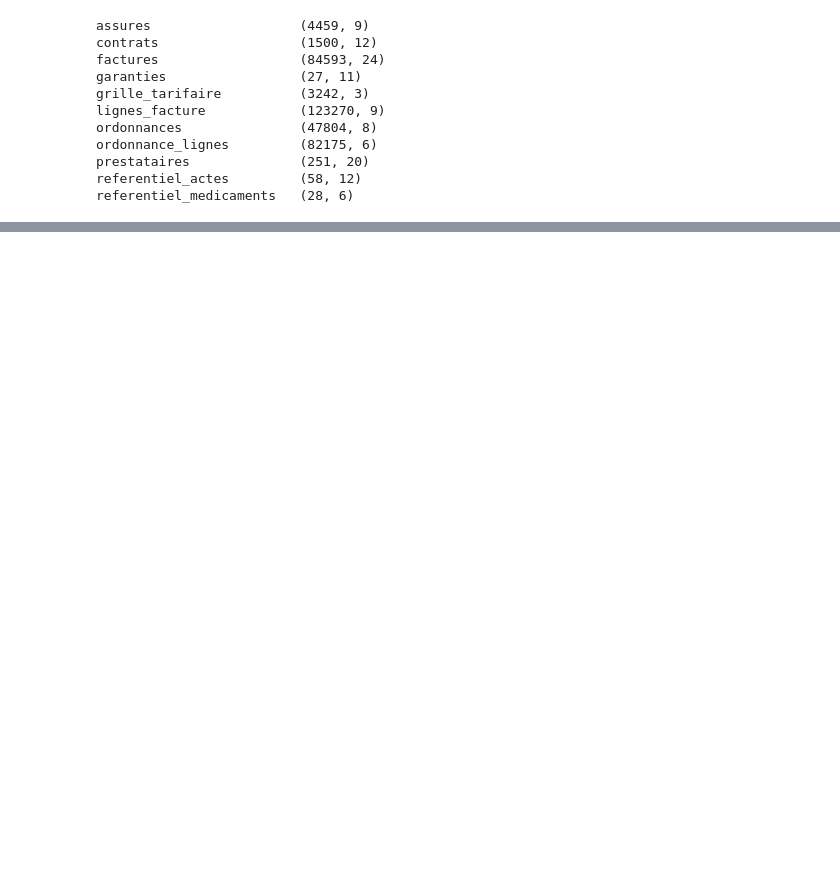
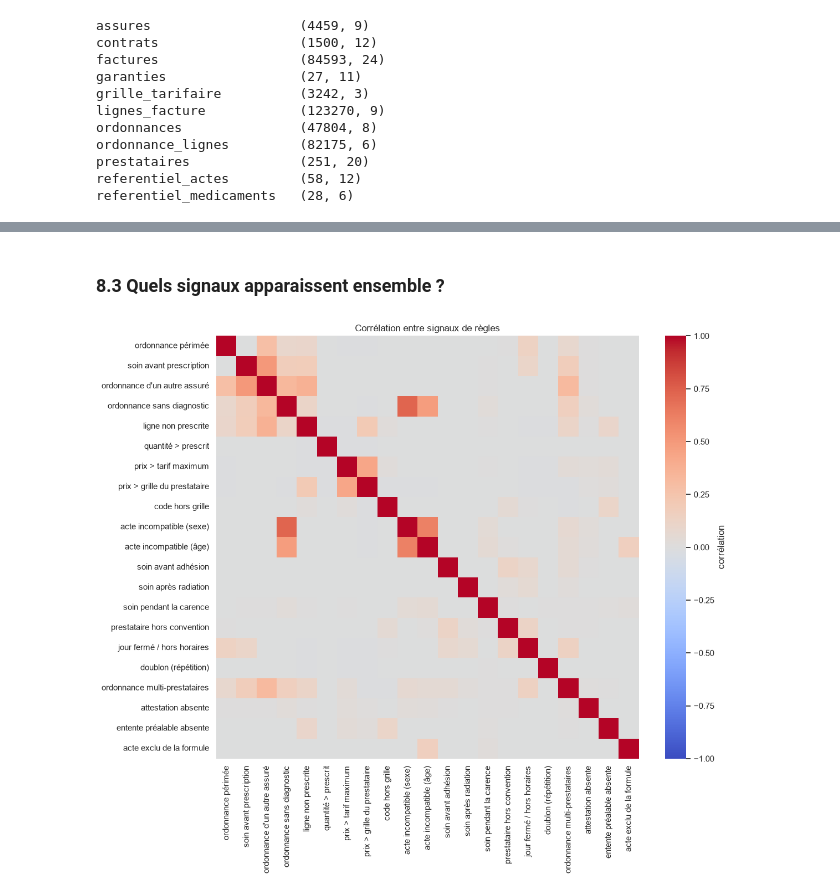
Before and after one commit to FanasinaBinah/predicare-tpa, a Jupyter notebook: notebooks/exploration.ipynb, the cells around one changed output, grey strips where cells are left out. Cells and saved outputs as stored; diff of their text form; code cells hidden in the pictures; blank space fills up the shorter version.

```diff
--- a/notebooks/exploration.ipynb
+++ b/notebooks/exploration.ipynb
@@ -135,0 +484,31 @@ contrats            .formule              -> 0 orphelin(s)
+# %%
+signaux = pd.DataFrame({
+    "ordonnance périmée":            fact_full.ord_perimee,
+    "soin avant prescription":       fact_full.ord_apres_soin,
+    "ordonnance d'un autre assuré":  fact_full.ord_autre_assure,
+    "ordonnance sans diagnostic":    fact_full.ord_sans_diagnostic,
+    "ligne non prescrite":           fact_full.nb_lignes_non_prescrites > 0,
+    "quantité > prescrit":           fact_full.nb_lignes_qte_excedentaire > 0,
+    "prix > tarif maximum":          fact_full.nb_lignes_depasse_max > 0,
+    "prix > grille du prestataire":  fact_full.nb_lignes_au_dessus_grille > 0,
+    "code hors grille":              fact_full.nb_lignes_hors_grille > 0,
+    "acte incompatible (sexe)":      fact_full.nb_lignes_sexe_incoherent > 0,
+    "acte incompatible (âge)":       fact_full.nb_lignes_age_incoherent > 0,
+    "soin avant adhésion":           fact_full.soin_avant_adhesion,
+    "soin après radiation":          fact_full.soin_apres_radiation,
+    "soin pendant la carence":       fact_full.soin_en_carence,
+    "prestataire hors convention":   fact_full.presta_radie_a_la_date | fact_full.soin_avant_convention,
+    "jour fermé / hors horaires":    fact_full.jour_ferme | fact_full.hors_horaires,
+    "doublon (répétition)":          fact_full.est_repetition,
+    "ordonnance multi-prestataires": fact_full.nb_presta_ord > 1,
+    "attestation absente":           fact_full.attestation_absente,
+    "entente préalable absente":     fact_full.entente_absente,
+    "acte exclu de la formule":      fact_full.nb_lignes_exclues > 0,
+})
+
+fact_full["nb_signaux"] = signaux.sum(axis=1)
+
+print("Factures avec au moins 1 signal :", (fact_full.nb_signaux > 0).sum(),
+      f"({(fact_full.nb_signaux > 0).mean():.1%})")
+print(fact_full.nb_signaux.value_counts().sort_index())
+signaux.sum().sort_values(ascending=False)
@@ -135,0 +590,12 @@ contrats            .formule              -> 0 orphelin(s)
+# %% [markdown]
+### 8.3 Quels signaux apparaissent ensemble ?
+# %%
+corr_signaux = signaux.astype(int).corr().fillna(0)
+
+plt.figure(figsize=(12, 10))
+sns.heatmap(corr_signaux, cmap="coolwarm", center=0, vmin=-1, vmax=1,
+            square=True, cbar_kws={"label": "corrélation"})
+plt.title("Corrélation entre signaux de règles")
+sauver("correlation_signaux")
+# %% [output]
+[figure, added]
```
Also changed, not shown: parts of 48 cells of this notebook, 37 other files.
